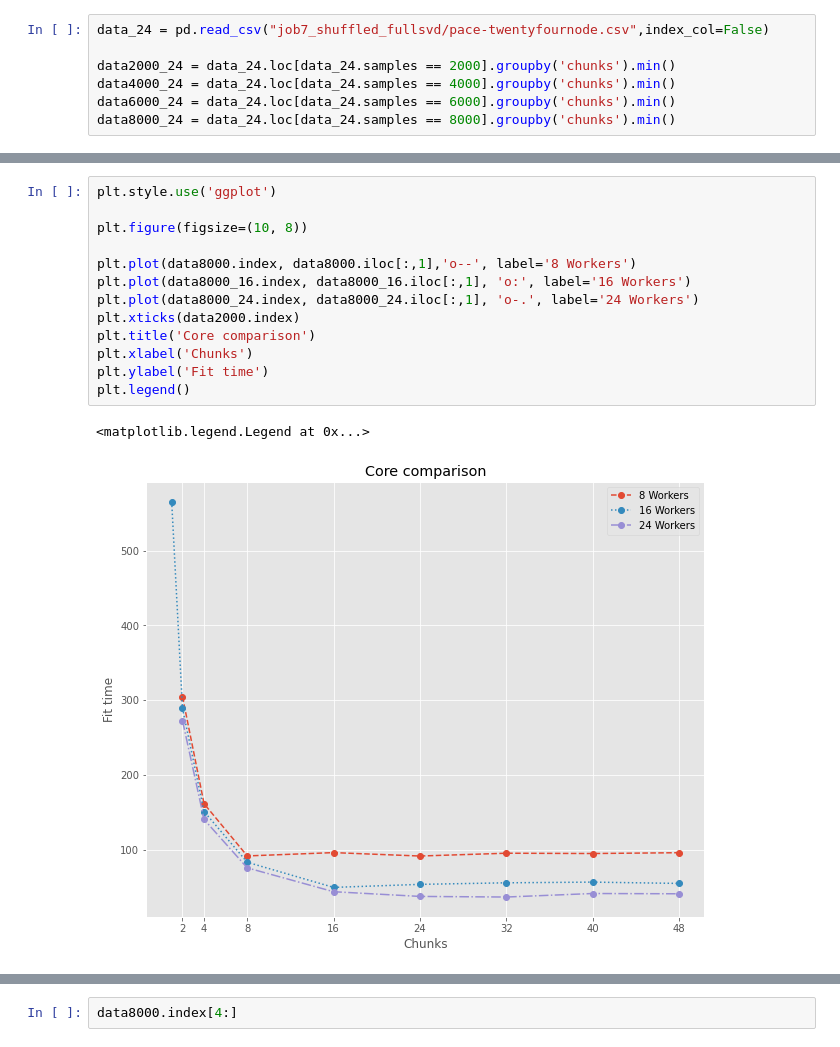
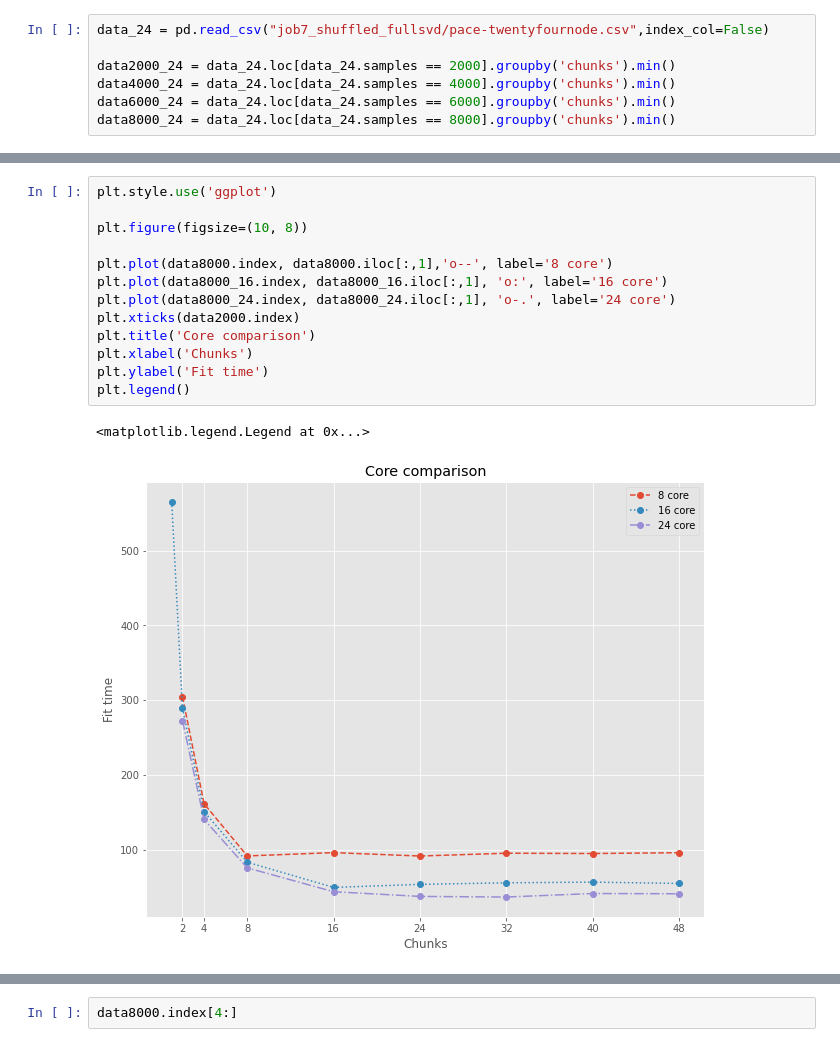
Before and after one commit to wd15/Pace_visualization, a Jupyter notebook: pace_visualization_alldata.ipynb, the cells around one changed output, grey strips where cells are left out. Saved outputs shown, nothing was run; the diff lists cells and outputs as text.

```diff
--- a/pace_visualization_alldata.ipynb
+++ b/pace_visualization_alldata.ipynb
@@ -146,19 +146,19 @@ plt.legend()
 # %%
 plt.style.use('ggplot')
 
 plt.figure(figsize=(10, 8))
 
-plt.plot(data8000.index, data8000.iloc[:,1],'o--', label='8 Workers')
-plt.plot(data8000_16.index, data8000_16.iloc[:,1], 'o:', label='16 Workers')
-plt.plot(data8000_24.index, data8000_24.iloc[:,1], 'o-.', label='24 Workers')
+plt.plot(data8000.index, data8000.iloc[:,1],'o--', label='8 core')
+plt.plot(data8000_16.index, data8000_16.iloc[:,1], 'o:', label='16 core')
+plt.plot(data8000_24.index, data8000_24.iloc[:,1], 'o-.', label='24 core')
 plt.xticks(data2000.index)
 plt.title('Core comparison')
 plt.xlabel('Chunks')
 plt.ylabel('Fit time')
 plt.legend()
 # %% [output]
 <matplotlib.legend.Legend at 0x...>
-[figure, old version]
+[figure, new version]
 # %%
 plt.style.use('ggplot')
 
```
Also changed, not shown: parts of 8 cells of this notebook.
